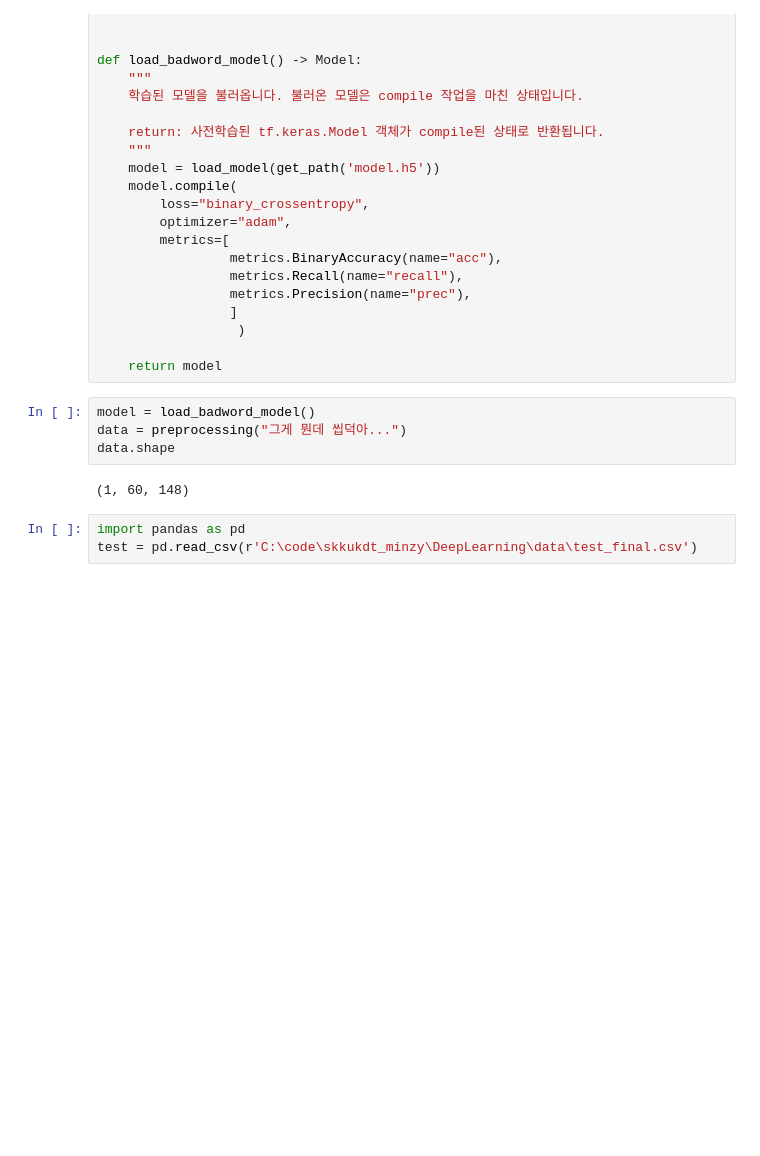
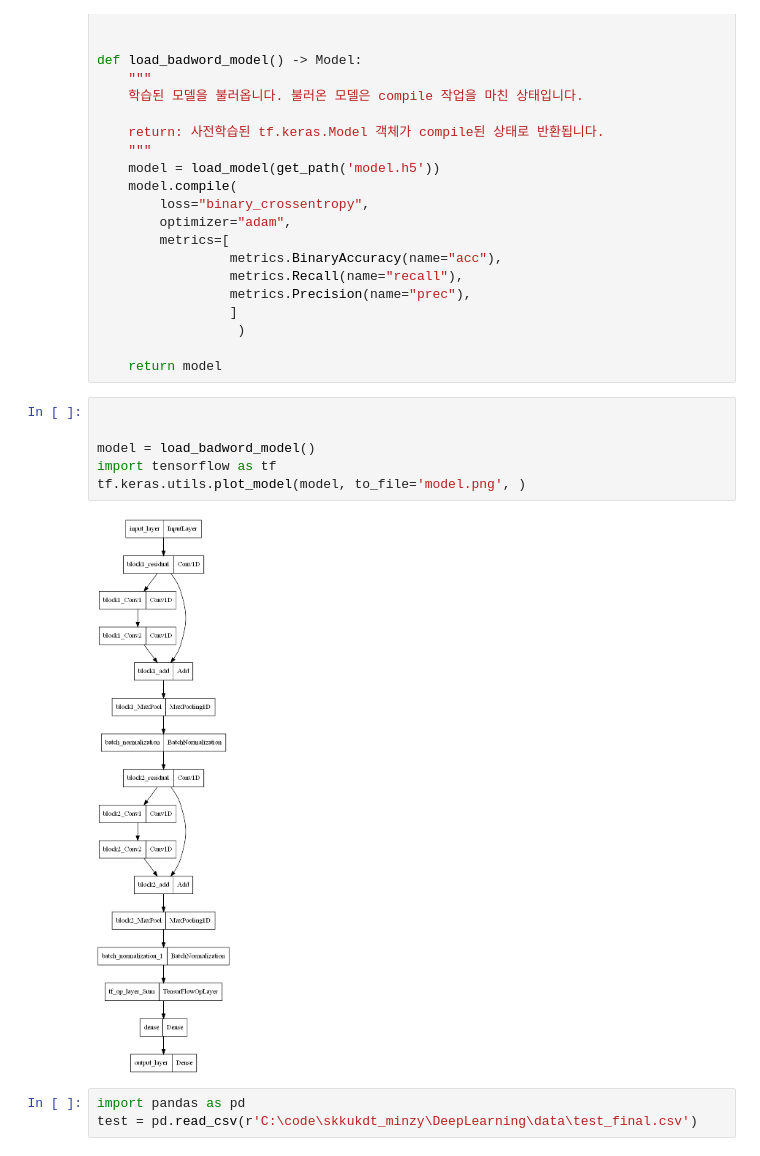
Before and after one commit to minzy213/skkukdt_minzy, a Jupyter notebook: DeepLearning/test.ipynb, the cells around one changed output. Saved outputs shown, nothing was run; the diff lists cells and outputs as text; blank space fills up the shorter version.

```diff
--- a/DeepLearning/test.ipynb
+++ b/DeepLearning/test.ipynb
@@ -132,12 +95,14 @@ def load_badword_model() -> Model:
                   )
 
     return model
-# %%
-model = load_badword_model()
-data = preprocessing("그게 뭔데 씹덕아...")
-data.shape
-# %% [output]
-(1, 60, 148)
+# %%
+
+
+model = load_badword_model()
+import tensorflow as tf
+tf.keras.utils.plot_model(model, to_file='model.png', )
+# %% [output]
+[figure, added]
 # %%
 import pandas as pd
 test = pd.read_csv(r'C:\code\skkukdt_minzy\DeepLearning\data\test_final.csv')
```
Also changed, not shown: parts of 8 cells of this notebook, 6 other files.
